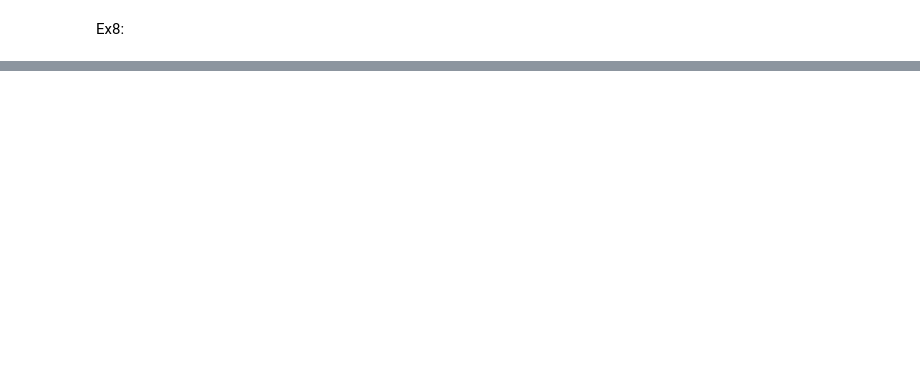
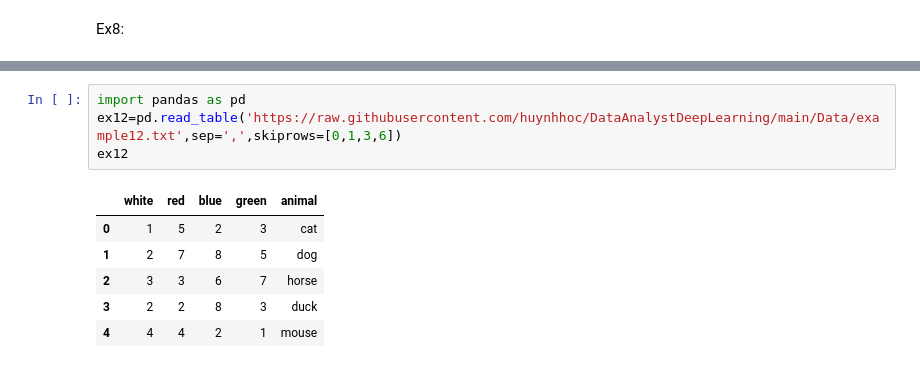
Before and after one commit to trinhvanypro1/-DataAnalystDeepLearning, a Jupyter notebook: Colaboratory_chào_mừng_bạn!.ipynb, the cells around one changed output, grey strips where cells are left out. Drawn from its saved outputs; the diff is of its cells as text; blank space fills up the shorter version.

```diff
--- a/Colaboratory_chào_mừng_bạn!.ipynb
+++ b/Colaboratory_chào_mừng_bạn!.ipynb
@@ -136,0 +174,11 @@ ValueError: ignored
+# %%
+import pandas as pd
+ex12=pd.read_table('https://raw.githubusercontent.com/huynhhoc/DataAnalystDeepLearning/main/Data/example12.txt',sep=',',skiprows=[0,1,3,6])
+ex12
+# %% [output]
+|  | white | red | blue | green | animal |
+| 0 | 1 | 5 | 2 | 3 | cat |
+| 1 | 2 | 7 | 8 | 5 | dog |
+| 2 | 3 | 3 | 6 | 7 | horse |
+| 3 | 2 | 2 | 8 | 3 | duck |
+| 4 | 4 | 4 | 2 | 1 | mouse |
```
Also changed, not shown: parts of 24 cells of this notebook.
